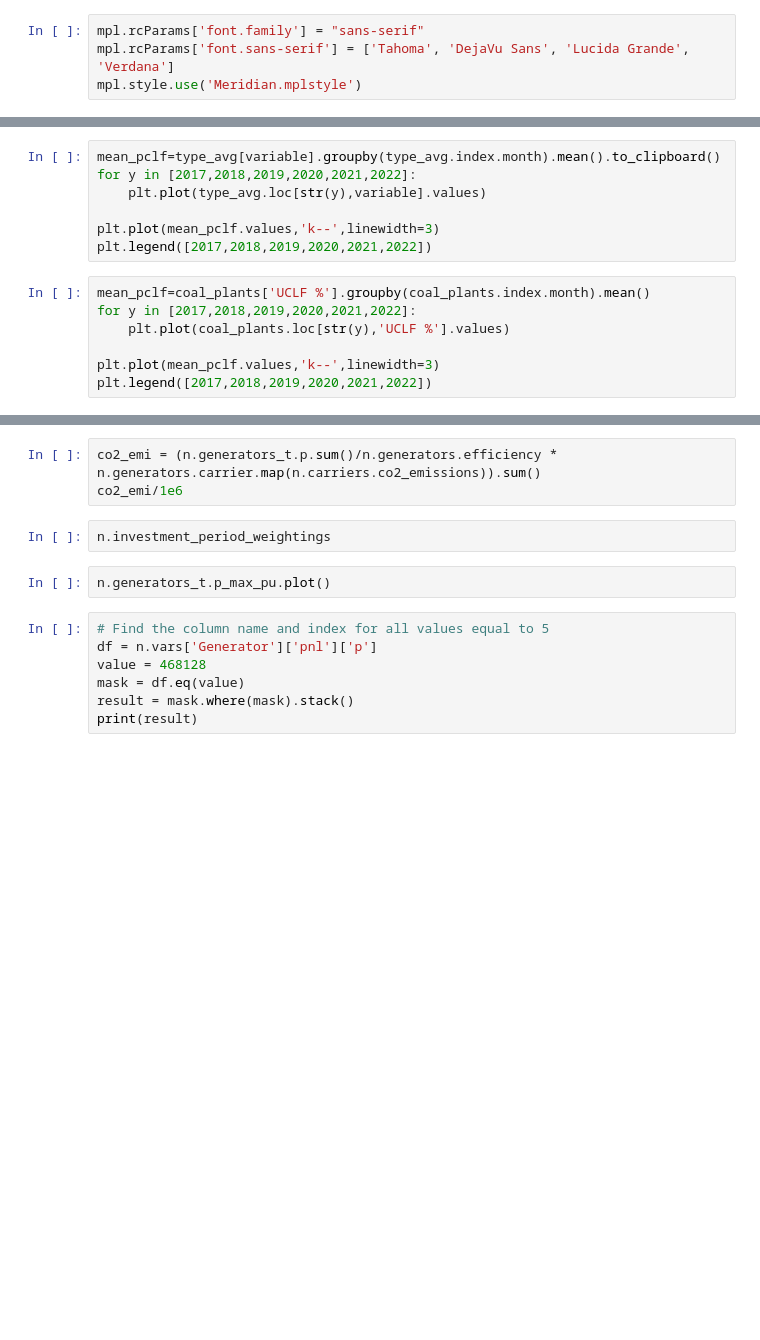
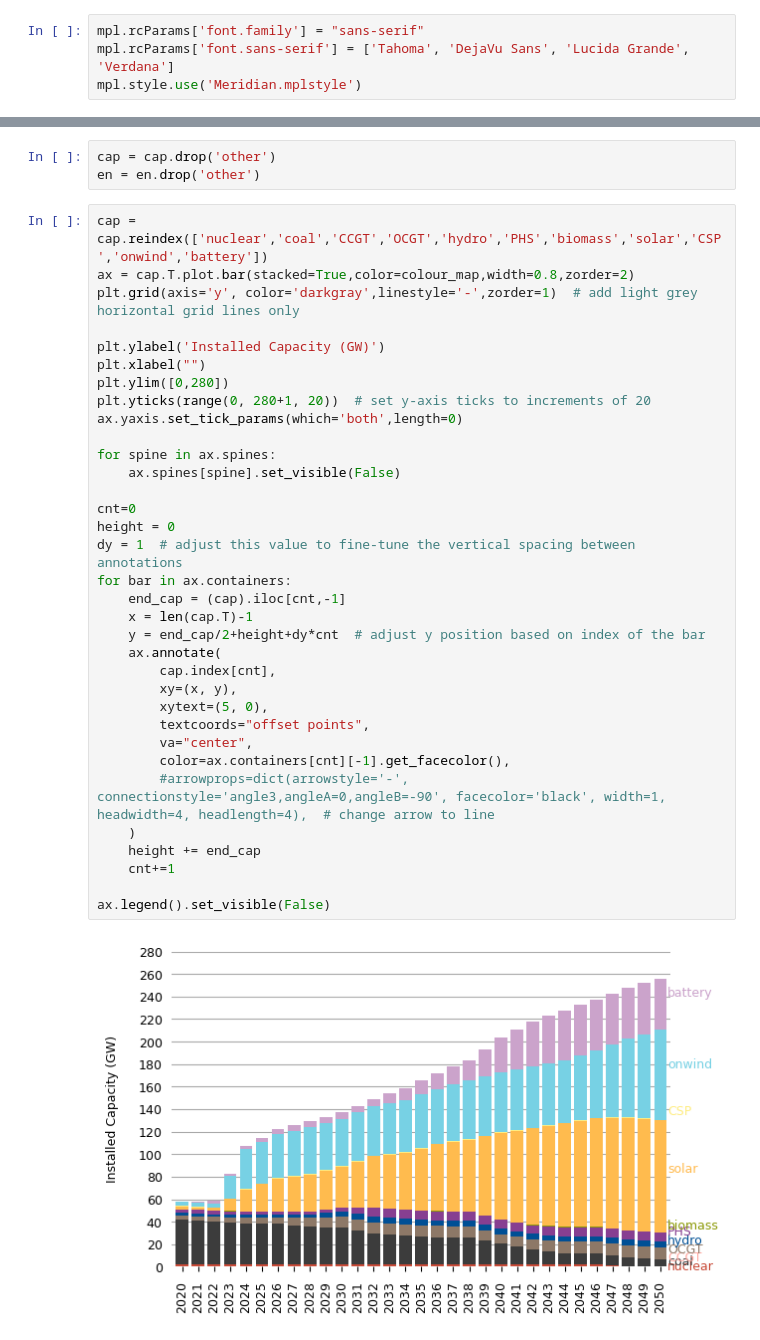
Before and after one commit to PyPSA/pypsa-za, a Jupyter notebook: notebooks/general_playground.ipynb, the cells around one changed output, grey strips where cells are left out. Cells and saved outputs as stored; diff of their text form; blank space fills up the shorter version.

```diff
--- a/notebooks/general_playground.ipynb
+++ b/notebooks/general_playground.ipynb
@@ -391,14 +268,0 @@ installed_capacity.to_clipboard()
-# %%
-mean_pclf=type_avg[variable].groupby(type_avg.index.month).mean().to_clipboard()
-for y in [2017,2018,2019,2020,2021,2022]:
-    plt.plot(type_avg.loc[str(y),variable].values)
-
-plt.plot(mean_pclf.values,'k--',linewidth=3)
-plt.legend([2017,2018,2019,2020,2021,2022])
-# %%
-mean_pclf=coal_plants['UCLF %'].groupby(coal_plants.index.month).mean()
-for y in [2017,2018,2019,2020,2021,2022]:
-    plt.plot(coal_plants.loc[str(y),'UCLF %'].values)
-
-plt.plot(mean_pclf.values,'k--',linewidth=3)
-plt.legend([2017,2018,2019,2020,2021,2022])
@@ -478,14 +269,39 @@ n.generators_t.p['RSA onwind_2040'].mean()/n.generators.p_nom_opt['RSA onwind_20
-# %%
-co2_emi = (n.generators_t.p.sum()/n.generators.efficiency * n.generators.carrier.map(n.carriers.co2_emissions)).sum()
-co2_emi/1e6
-# %%
-n.investment_period_weightings
-# %%
-n.generators_t.p_max_pu.plot()
-# %%
-# Find the column name and index for all values equal to 5
-df = n.vars['Generator']['pnl']['p']
-value = 468128
-mask = df.eq(value)
-result = mask.where(mask).stack()
-print(result)
+# %%
+cap = cap.drop('other')
+en = en.drop('other')
+# %%
+cap = cap.reindex(['nuclear','coal','CCGT','OCGT','hydro','PHS','biomass','solar','CSP','onwind','battery'])
+ax = cap.T.plot.bar(stacked=True,color=colour_map,width=0.8,zorder=2)
+plt.grid(axis='y', color='darkgray',linestyle='-',zorder=1)  # add light grey horizontal grid lines only
+
+plt.ylabel('Installed Capacity (GW)')
+plt.xlabel("")
+plt.ylim([0,280])
+plt.yticks(range(0, 280+1, 20))  # set y-axis ticks to increments of 20
+ax.yaxis.set_tick_params(which='both',length=0)
+
+for spine in ax.spines:
+    ax.spines[spine].set_visible(False)
+
+cnt=0
+height = 0
+dy = 1  # adjust this value to fine-tune the vertical spacing between annotations
+for bar in ax.containers:
+    end_cap = (cap).iloc[cnt,-1]
+    x = len(cap.T)-1
+    y = end_cap/2+height+dy*cnt  # adjust y position based on index of the bar
+    ax.annotate(
+        cap.index[cnt],
+        xy=(x, y),
+        xytext=(5, 0),
+        textcoords="offset points",
+        va="center",
+        color=ax.containers[cnt][-1].get_facecolor(),
+        #arrowprops=dict(arrowstyle='-', connectionstyle='angle3,angleA=0,angleB=-90', facecolor='black', width=1, headwidth=4, headlength=4),  # change arrow to line
+    )
+    height += end_cap
+    cnt+=1
+
+ax.legend().set_visible(False)
+# %% [output]
+[figure, added]
```
Also changed, not shown: parts of 50 cells of this notebook, 26 other files.
